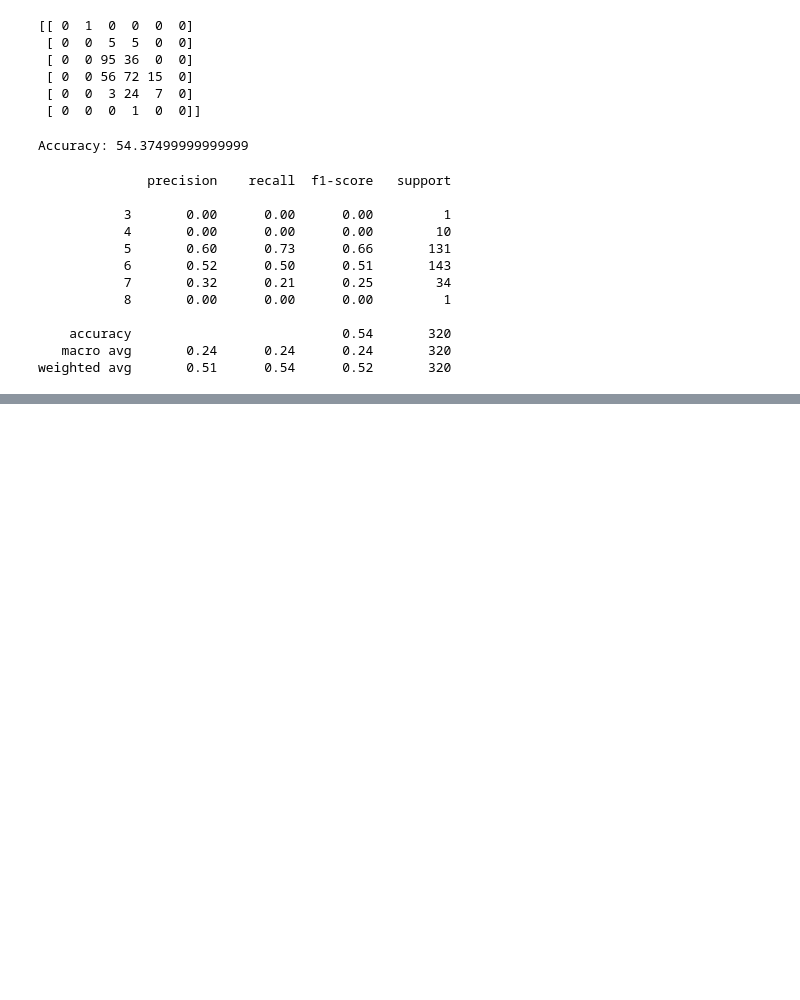
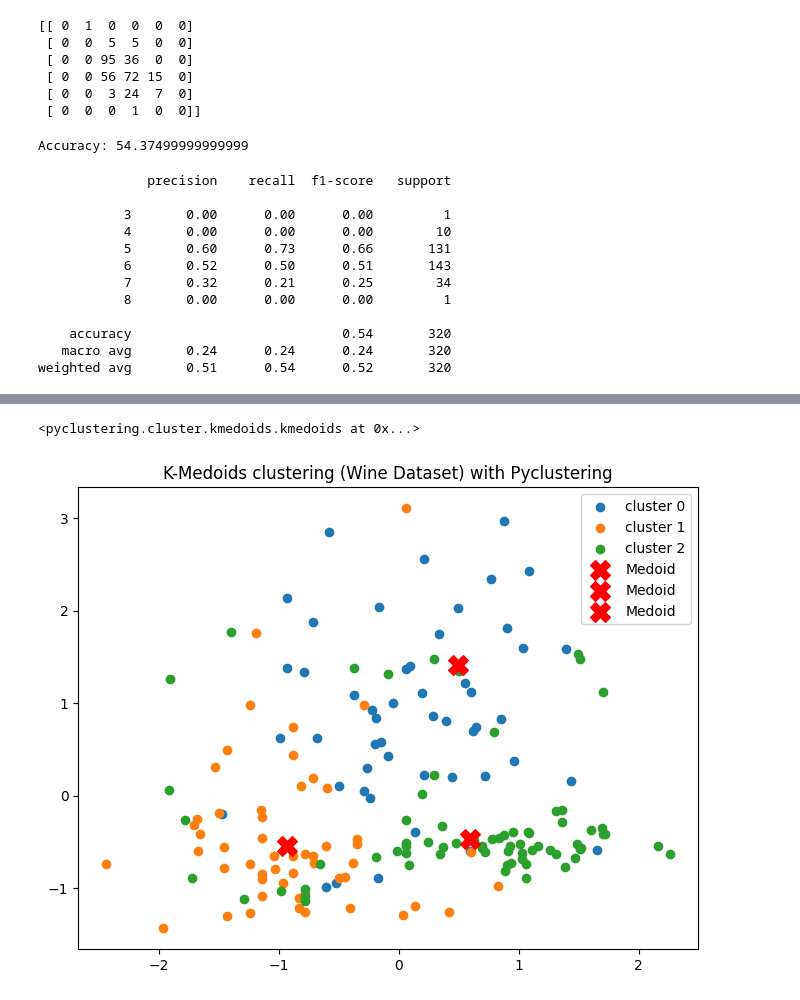
Before and after one commit to raghu24k/ML-Practical, a Jupyter notebook: Submission5.ipynb, the cells around one changed output, grey strips where cells are left out. Saved outputs shown, nothing was run; the diff lists cells and outputs as text; code cells hidden in the pictures; blank space fills up the shorter version.

```diff
--- a/Submission5.ipynb
+++ b/Submission5.ipynb
@@ -277,0 +357,8 @@ weighted avg       0.51      0.54      0.52       320
+# %%
+# standardize the dataset/
+scaler = StandardScaler()
+X_scaled = scaler.fit_transform(wine.data)
+# %%
+# Intial medoids(can be randomly chosen or specified)
+# Here we choose the first three data points as inital medoids
+initial_medoids = [0,1,2]
@@ -277,0 +370,28 @@ weighted avg       0.51      0.54      0.52       320
+# %%
+# create the K-Medoids isinstance
+metric = distance_metric(type_metric.EUCLIDEAN)
+kmedoids_instance = kmedoids(X_scaled,initial_medoids,metric=metric)
+# %%
+# perform the clustering
+kmedoids_instance.process()
+# %% [output]
+<pyclustering.cluster.kmedoids.kmedoids at 0x...>
+# %%
+# Get the resulting cluseter and medoids
+clusters = kmedoids_instance.get_clusters()
+medoid = kmedoids_instance.get_medoids()
+# %%
+# plot the results
+plt.figure(figsize=(8,6))
+for cluster in clusters:
+    plt.scatter(X_scaled[cluster,0],X_scaled[cluster,1],label=f'cluster {clusters.index(cluster)}')
+
+# Mark the medoids in red
+for medoids in medoid:
+    plt.scatter(X_scaled[medoids,0],X_scaled[medoids,1], s=200,c='red',marker='X',label='Medoid')
+
+plt.title('K-Medoids clustering (Wine Dataset) with Pyclustering')
+plt.legend()
+plt.show()
+# %% [output]
+[figure, added]
```
Also changed, not shown: parts of 9 cells of this notebook.
